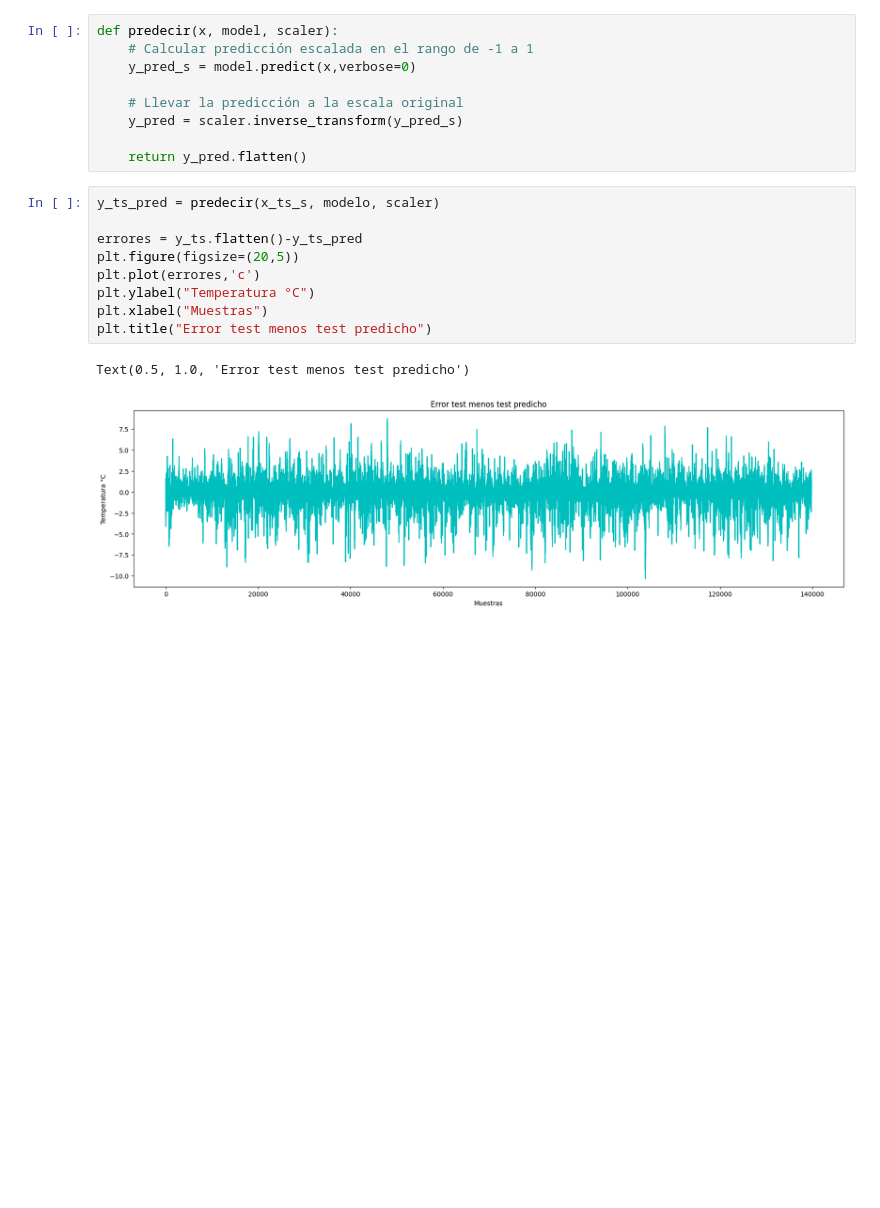
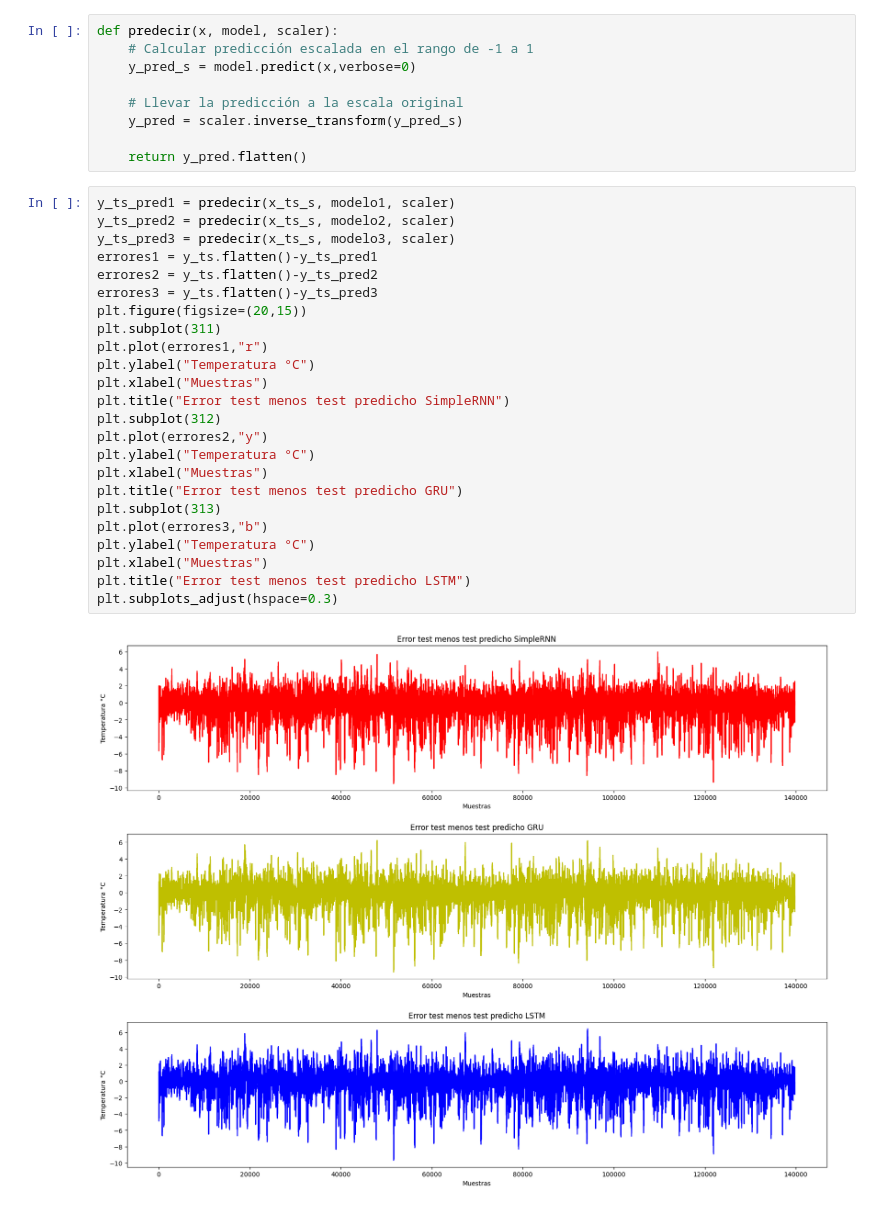
Before and after one commit to YesidORC/Proyecto_DL_2024_1, a Jupyter notebook: 03_Arquitectura_variacion2.ipynb, the cells around one changed output. Cells and saved outputs as stored; diff of their text form; blank space fills up the shorter version.

```diff
--- a/03_Arquitectura_variacion2.ipynb
+++ b/03_Arquitectura_variacion2.ipynb
@@ -229,15 +318,29 @@ def predecir(x, model, scaler):
     y_pred = scaler.inverse_transform(y_pred_s)
 
     return y_pred.flatten()
-# %%
-y_ts_pred = predecir(x_ts_s, modelo, scaler)
-
-errores = y_ts.flatten()-y_ts_pred
-plt.figure(figsize=(20,5))
-plt.plot(errores,'c')
-plt.ylabel("Temperatura °C")
-plt.xlabel("Muestras")
-plt.title("Error test menos test predicho")
-# %% [output]
-Text(0.5, 1.0, 'Error test menos test predicho')
-[figure, removed]
+# %%
+y_ts_pred1 = predecir(x_ts_s, modelo1, scaler)
+y_ts_pred2 = predecir(x_ts_s, modelo2, scaler)
+y_ts_pred3 = predecir(x_ts_s, modelo3, scaler)
+errores1 = y_ts.flatten()-y_ts_pred1
+errores2 = y_ts.flatten()-y_ts_pred2
+errores3 = y_ts.flatten()-y_ts_pred3
+plt.figure(figsize=(20,15))
+plt.subplot(311)
+plt.plot(errores1,"r")
+plt.ylabel("Temperatura °C")
+plt.xlabel("Muestras")
+plt.title("Error test menos test predicho SimpleRNN")
+plt.subplot(312)
+plt.plot(errores2,"y")
+plt.ylabel("Temperatura °C")
+plt.xlabel("Muestras")
+plt.title("Error test menos test predicho GRU")
+plt.subplot(313)
+plt.plot(errores3,"b")
+plt.ylabel("Temperatura °C")
+plt.xlabel("Muestras")
+plt.title("Error test menos test predicho LSTM")
+plt.subplots_adjust(hspace=0.3)
+# %% [output]
+[figure, added]
```
Also changed, not shown: parts of 12 cells of this notebook.
